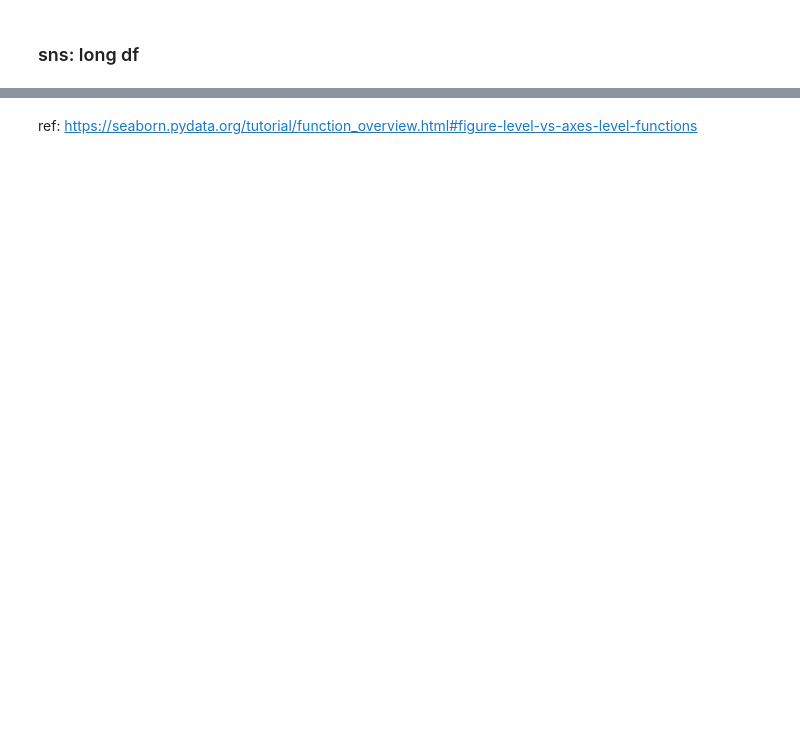
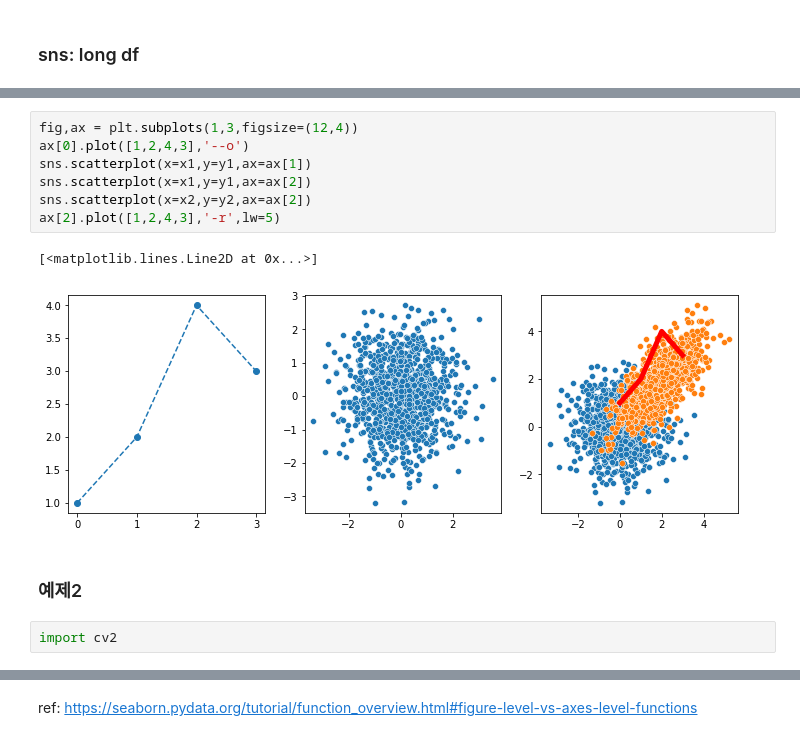
Before and after one commit to guebin/DV2022_backup, a Jupyter notebook: _notebooks/2022-10-03-(5주차) draft.ipynb, the cells around one changed output, grey strips where cells are left out. Saved outputs shown, nothing was run; the diff lists cells and outputs as text; blank space fills up the shorter version.

```diff
--- a/_notebooks/2022-10-03-(5주차) draft.ipynb
+++ b/_notebooks/2022-10-03-(5주차) draft.ipynb
@@ -117,0 +89,14 @@ sns.scatterplot(data=df2,x='x',y='y',hue='var')
+# %%
+fig,ax = plt.subplots(1,3,figsize=(12,4))
+ax[0].plot([1,2,4,3],'--o')
+sns.scatterplot(x=x1,y=y1,ax=ax[1])
+sns.scatterplot(x=x1,y=y1,ax=ax[2])
+sns.scatterplot(x=x2,y=y2,ax=ax[2])
+ax[2].plot([1,2,4,3],'-r',lw=5)
+# %% [output]
+[<matplotlib.lines.Line2D at 0x...>]
+[figure, added]
+# %% [markdown]
+### 예제2
+# %%
+import cv2
```
Also changed, not shown: parts of 77 cells of this notebook, 1 other file.
